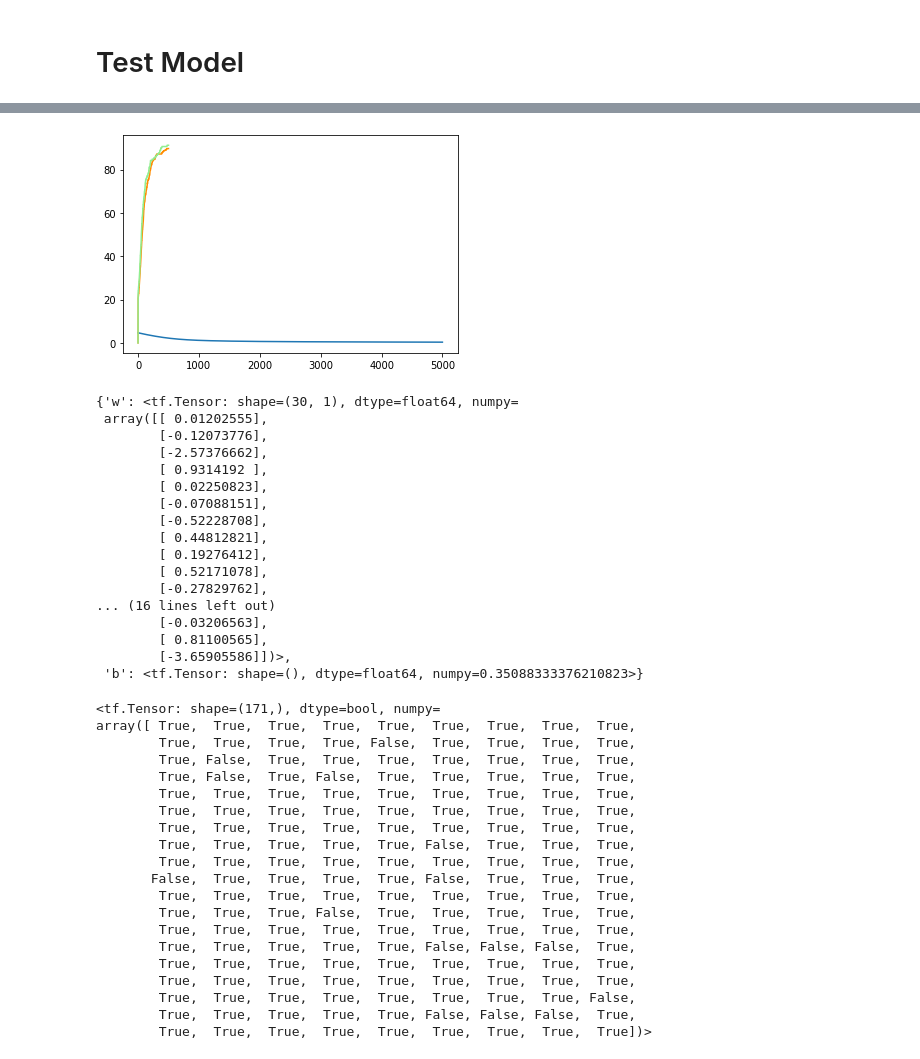
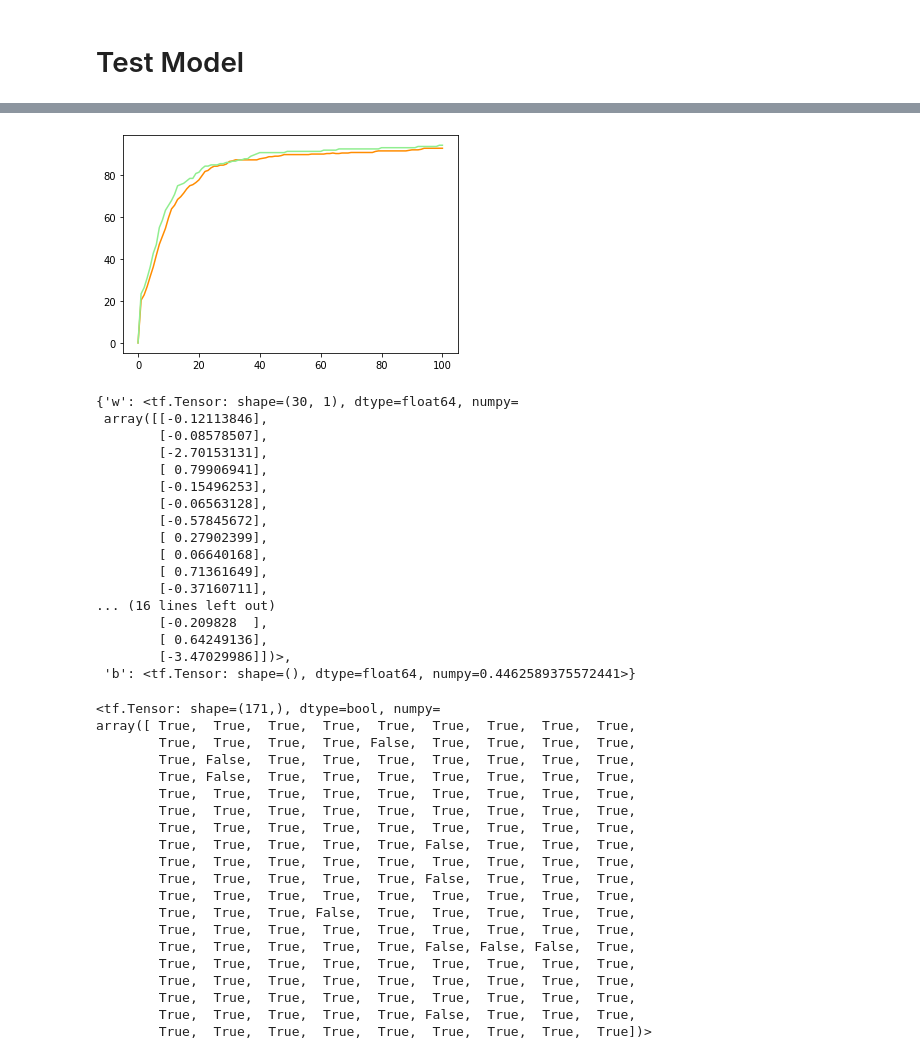
Before and after one commit to skhapijulhossen/deep-learning, a Jupyter notebook: algorithms/logistic_regressionGradientDescent.ipynb, the cells around one changed output, grey strips where cells are left out. Saved outputs shown, nothing was run; the diff lists cells and outputs as text; code cells hidden in the pictures.

```diff
--- a/algorithms/logistic_regressionGradientDescent.ipynb
+++ b/algorithms/logistic_regressionGradientDescent.ipynb
@@ -114,7 +113,7 @@ w =  np.array([[1.], [2]])
 b = 1.5
 X = np.array([[1., -2., -1.], [3., 0.5, -3.2]])
 Y = np.array([[1, 1, 0]])
-optimize(w, b, X, Y, num_iterations=1000, learning_rate = 0.009)
+optimize(w, b, X, Y, num_iterations=400, learning_rate = 0.009)
 # %% [output]
 Epoch: 0 => Loss: 0.47701613123077213
 Epoch: 10 => Loss: 0.4164531274535226
@@ -208,4 +207,4 @@ class Model:
         return self.w, self.b, grads, self.cost
 
     def predict(self, x: tf.Tensor):
-        return tf.round(self.forward(x))
+        return tf.round(self.forward(x)['A2'])
@@ -304,53 +305,53 @@ Epoch: 4990 => Train Accuraccy: 89.70% || Test Accuracy:91.23% || Loss: 0.350221
 # %%
 plt.figure()
-plt.plot(model.losses)
 plt.plot(model.metric[0], color='darkorange')
 plt.plot(model.metric[1], color='lightgreen')
 plt.show()
 # %% [output]
-[figure, old version]
+[figure, new version]
 # %%
 model.params
 # %% [output]
 {'w': <tf.Tensor: shape=(30, 1), dtype=float64, numpy=
- array([[ 0.01202555],
-        [-0.12073776],
-        [-2.57376662],
-        [ 0.9314192 ],
-        [ 0.02250823],
-        [-0.07088151],
-        [-0.52228708],
-        [ 0.44812821],
-        [ 0.19276412],
-        [ 0.52171078],
-        [-0.27829762],
+ array([[-0.12113846],
+        [-0.08578507],
+        [-2.70153131],
+        [ 0.79906941],
+        [-0.15496253],
+        [-0.06563128],
+        [-0.57845672],
+        [ 0.27902399],
+        [ 0.06640168],
+        [ 0.71361649],
+        [-0.37160711],
 ... (16 lines left out)
-        [-0.03206563],
-        [ 0.81100565],
-        [-3.65905586]])>,
- 'b': <tf.Tensor: shape=(), dtype=float64, numpy=0.35088333376210823>}
+        [-0.209828  ],
+        [ 0.64249136],
+        [-3.47029986]])>,
+ 'b': <tf.Tensor: shape=(), dtype=float64, numpy=0.4462589375572441>}
 # %%
-model.predict(xtest)[0] == ytest
+ypred = model.predict(xtest)[0]
+ypred == ytest
 # %% [output]
 <tf.Tensor: shape=(171,), dtype=bool, numpy=
 array([ True,  True,  True,  True,  True,  True,  True,  True,  True,
         True,  True,  True,  True, False,  True,  True,  True,  True,
         True, False,  True,  True,  True,  True,  True,  True,  True,
-        True, False,  True, False,  True,  True,  True,  True,  True,
+        True, False,  True,  True,  True,  True,  True,  True,  True,
         True,  True,  True,  True,  True,  True,  True,  True,  True,
         True,  True,  True,  True,  True,  True,  True,  True,  True,
         True,  True,  True,  True,  True,  True,  True,  True,  True,
         True,  True,  True,  True,  True, False,  True,  True,  True,
         True,  True,  True,  True,  True,  True,  True,  True,  True,
-       False,  True,  True,  True,  True, False,  True,  True,  True,
+        True,  True,  True,  True,  True, False,  True,  True,  True,
         True,  True,  True,  True,  True,  True,  True,  True,  True,
         True,  True,  True, False,  True,  True,  True,  True,  True,
         True,  True,  True,  True,  True,  True,  True,  True,  True,
         True,  True,  True,  True,  True, False, False, False,  True,
         True,  True,  True,  True,  True,  True,  True,  True,  True,
         True,  True,  True,  True,  True,  True,  True,  True,  True,
-        True,  True,  True,  True,  True,  True,  True,  True, False,
-        True,  True,  True,  True,  True, False, False, False,  True,
+        True,  True,  True,  True,  True,  True,  True,  True,  True,
+        True,  True,  True,  True,  True, False,  True,  True,  True,
         True,  True,  True,  True,  True,  True,  True,  True,  True])>
 # %%
 model.metric
```
Also changed, not shown: parts of 7 cells of this notebook, 5 other files.
